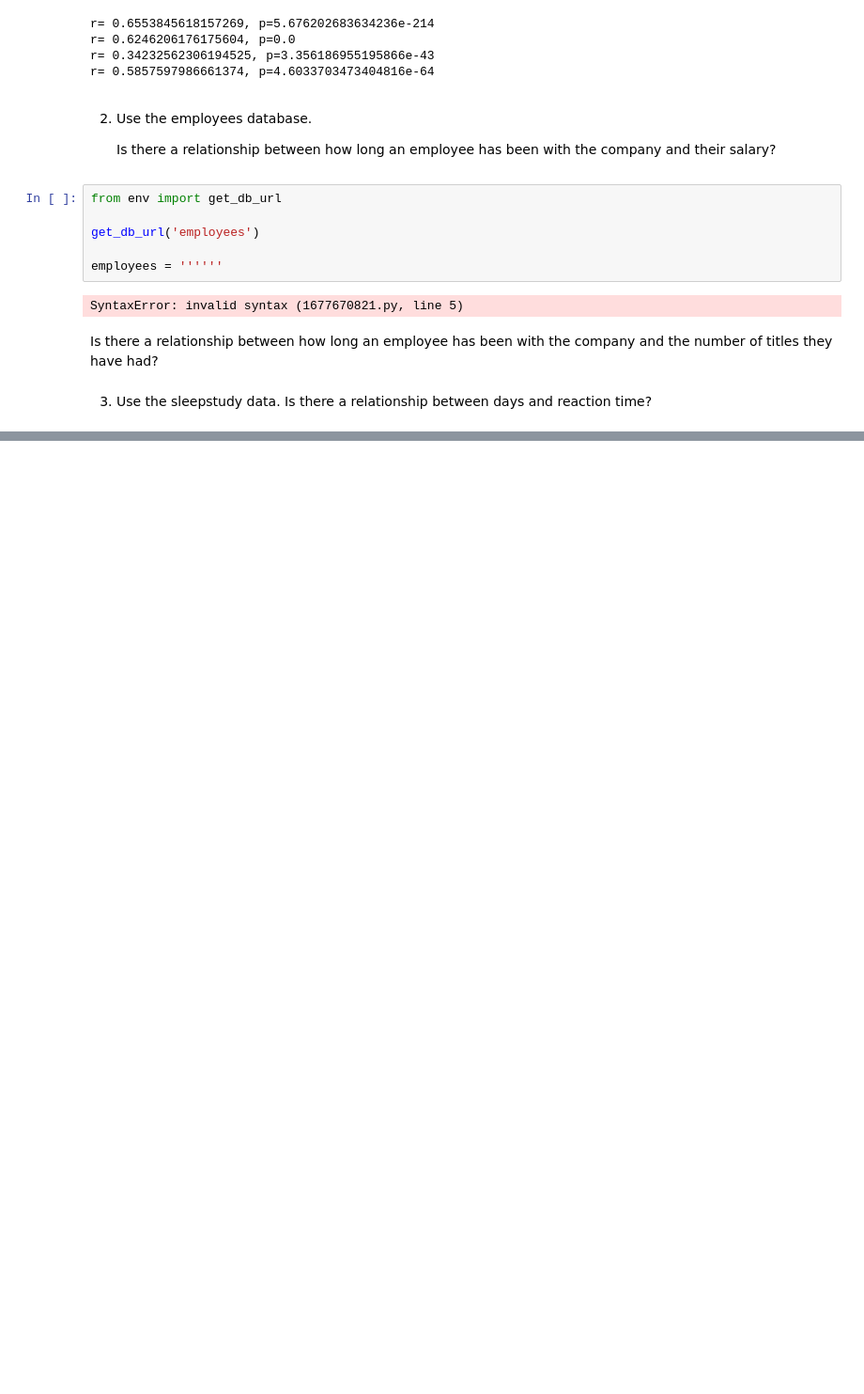
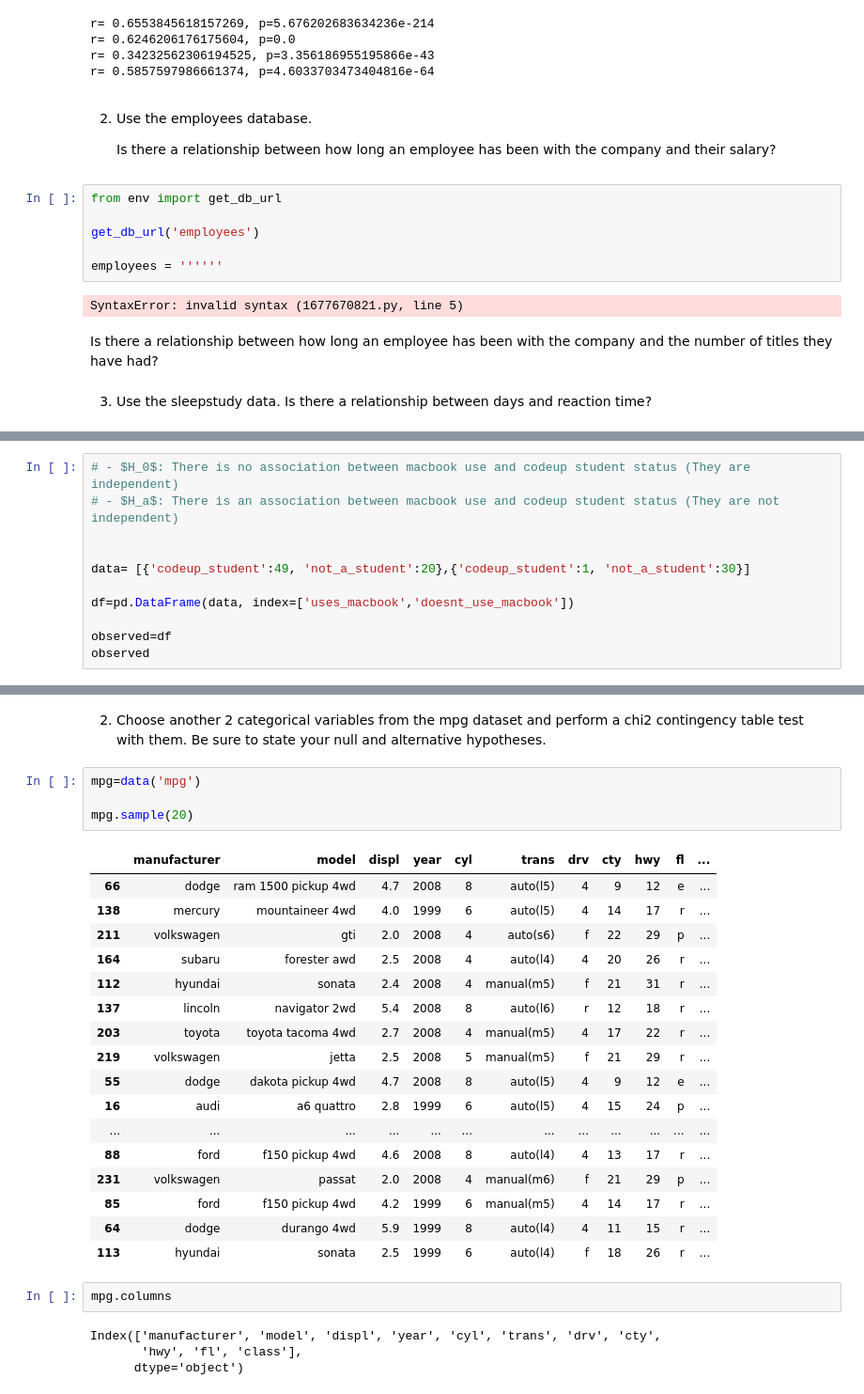
Before and after one commit to joe-bennett/statistics-exercises, a Jupyter notebook: hypothesis_testing.ipynb, the cells around one changed output, grey strips where cells are left out. Shown at 94% size. Saved outputs shown, nothing was run; the diff lists cells and outputs as text; blank space fills up the shorter version.

```diff
--- a/hypothesis_testing.ipynb
+++ b/hypothesis_testing.ipynb
@@ -185,0 +197,11 @@ Is there a relationship between how long an employee has been with the company a
+# %%
+# - $H_0$: There is no association between macbook use and codeup student status (They are independent)
+# - $H_a$: There is an association between macbook use and codeup student status (They are not independent)
+
+
+data= [{'codeup_student':49, 'not_a_student':20},{'codeup_student':1, 'not_a_student':30}]
+
+df=pd.DataFrame(data, index=['uses_macbook','doesnt_use_macbook'])
+
+observed=df
+observed
@@ -185,0 +241,31 @@ Is there a relationship between how long an employee has been with the company a
+# %% [markdown]
+2. Choose another 2 categorical variables from the mpg dataset and perform a  chi2
+    contingency table test with them. Be sure to state your null and alternative hypotheses.
+# %%
+mpg=data('mpg')
+
+mpg.sample(20)
+# %% [output]
+|  | manufacturer | model | displ | year | cyl | trans | drv | cty | hwy | fl | ... |
+| 66 | dodge | ram 1500 pickup 4wd | 4.7 | 2008 | 8 | auto(l5) | 4 | 9 | 12 | e | ... |
+| 138 | mercury | mountaineer 4wd | 4.0 | 1999 | 6 | auto(l5) | 4 | 14 | 17 | r | ... |
+| 211 | volkswagen | gti | 2.0 | 2008 | 4 | auto(s6) | f | 22 | 29 | p | ... |
+| 164 | subaru | forester awd | 2.5 | 2008 | 4 | auto(l4) | 4 | 20 | 26 | r | ... |
+| 112 | hyundai | sonata | 2.4 | 2008 | 4 | manual(m5) | f | 21 | 31 | r | ... |
+| 137 | lincoln | navigator 2wd | 5.4 | 2008 | 8 | auto(l6) | r | 12 | 18 | r | ... |
+| 203 | toyota | toyota tacoma 4wd | 2.7 | 2008 | 4 | manual(m5) | 4 | 17 | 22 | r | ... |
+| 219 | volkswagen | jetta | 2.5 | 2008 | 5 | manual(m5) | f | 21 | 29 | r | ... |
+| 55 | dodge | dakota pickup 4wd | 4.7 | 2008 | 8 | auto(l5) | 4 | 9 | 12 | e | ... |
+| 16 | audi | a6 quattro | 2.8 | 1999 | 6 | auto(l5) | 4 | 15 | 24 | p | ... |
+| ... | ... | ... | ... | ... | ... | ... | ... | ... | ... | ... | ... |
+| 88 | ford | f150 pickup 4wd | 4.6 | 2008 | 8 | auto(l4) | 4 | 13 | 17 | r | ... |
+| 231 | volkswagen | passat | 2.0 | 2008 | 4 | manual(m6) | f | 21 | 29 | p | ... |
+| 85 | ford | f150 pickup 4wd | 4.2 | 1999 | 6 | manual(m5) | 4 | 14 | 17 | r | ... |
+| 64 | dodge | durango 4wd | 5.9 | 1999 | 8 | auto(l4) | 4 | 11 | 15 | r | ... |
+| 113 | hyundai | sonata | 2.5 | 1999 | 6 | auto(l4) | f | 18 | 26 | r | ... |
+# %%
+mpg.columns
+# %% [output]
+Index(['manufacturer', 'model', 'displ', 'year', 'cyl', 'trans', 'drv', 'cty',
+       'hwy', 'fl', 'class'],
+      dtype='object')
```
Also changed, not shown: parts of 33 cells of this notebook.
